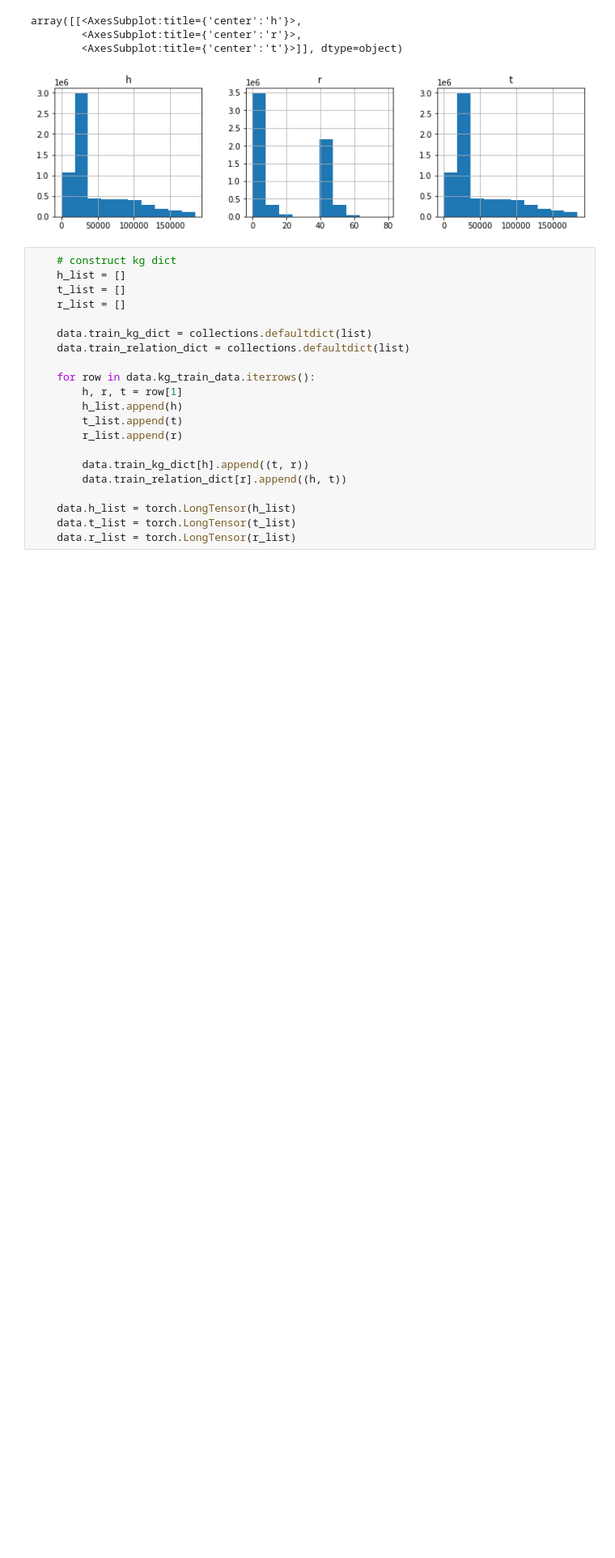
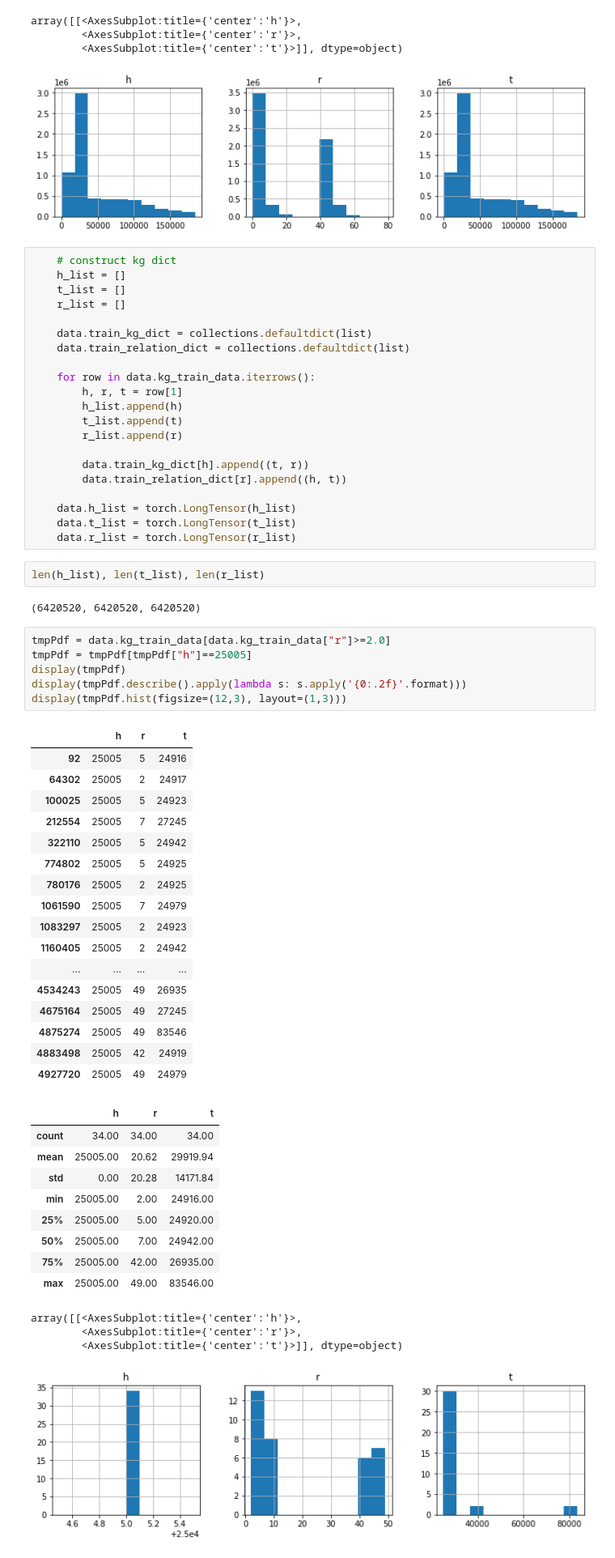
Before and after one commit to KwankiAhn/KGAT-pytorch, a Jupyter notebook: main_kgat_1.ipynb, the cells around one changed output. Shown at 81% size. Cells and saved outputs as stored; diff of their text form; blank space fills up the shorter version.

```diff
--- a/main_kgat_1.ipynb
+++ b/main_kgat_1.ipynb
@@ -233,3 +274,44 @@ array([[<AxesSubplot:title={'center':'h'}>,
     data.h_list = torch.LongTensor(h_list)
     data.t_list = torch.LongTensor(t_list)
     data.r_list = torch.LongTensor(r_list)
+# %%
+len(h_list), len(t_list), len(r_list)
+# %% [output]
+(6420520, 6420520, 6420520)
+# %%
+tmpPdf = data.kg_train_data[data.kg_train_data["r"]>=2.0]
+tmpPdf = tmpPdf[tmpPdf["h"]==25005]
+display(tmpPdf)
+display(tmpPdf.describe().apply(lambda s: s.apply('{0:.2f}'.format)))
+display(tmpPdf.hist(figsize=(12,3), layout=(1,3)))
+# %% [output]
+|  | h | r | t |
+| 92 | 25005 | 5 | 24916 |
+| 64302 | 25005 | 2 | 24917 |
+| 100025 | 25005 | 5 | 24923 |
+| 212554 | 25005 | 7 | 27245 |
+| 322110 | 25005 | 5 | 24942 |
+| 774802 | 25005 | 5 | 24925 |
+| 780176 | 25005 | 2 | 24925 |
+| 1061590 | 25005 | 7 | 24979 |
+| 1083297 | 25005 | 2 | 24923 |
+| 1160405 | 25005 | 2 | 24942 |
+| ... | ... | ... | ... |
+| 4534243 | 25005 | 49 | 26935 |
+| 4675164 | 25005 | 49 | 27245 |
+| 4875274 | 25005 | 49 | 83546 |
+| 4883498 | 25005 | 42 | 24919 |
+| 4927720 | 25005 | 49 | 24979 |
+|  | h | r | t |
+| count | 34.00 | 34.00 | 34.00 |
+| mean | 25005.00 | 20.62 | 29919.94 |
+| std | 0.00 | 20.28 | 14171.84 |
+| min | 25005.00 | 2.00 | 24916.00 |
+| 25% | 25005.00 | 5.00 | 24920.00 |
+| 50% | 25005.00 | 7.00 | 24942.00 |
+| 75% | 25005.00 | 42.00 | 26935.00 |
+| max | 25005.00 | 49.00 | 83546.00 |
+array([[<AxesSubplot:title={'center':'h'}>,
+        <AxesSubplot:title={'center':'r'}>,
+        <AxesSubplot:title={'center':'t'}>]], dtype=object)
+[figure, added]
```
Also changed, not shown: parts of 11 cells of this notebook.
